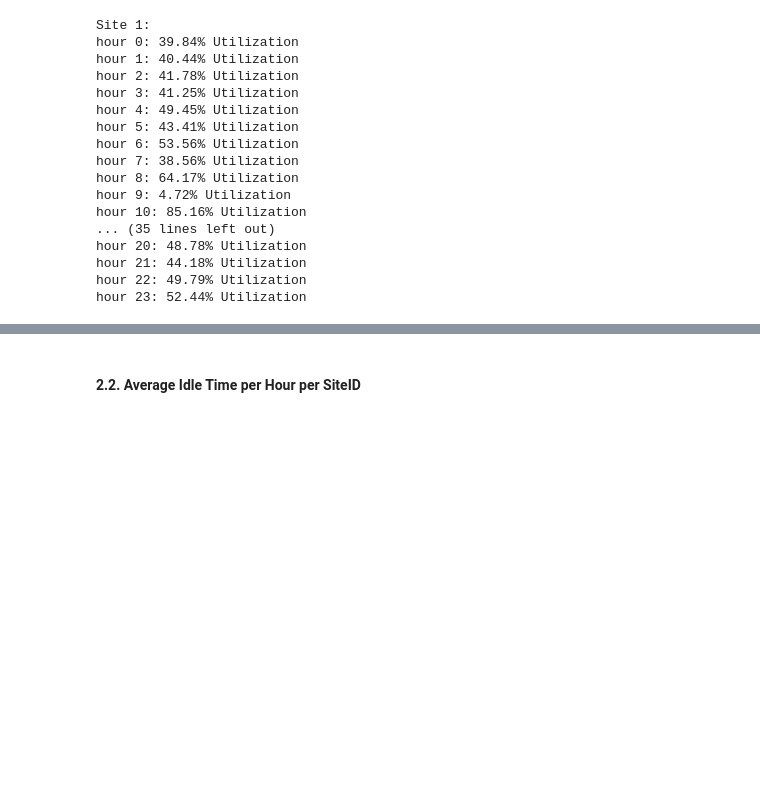
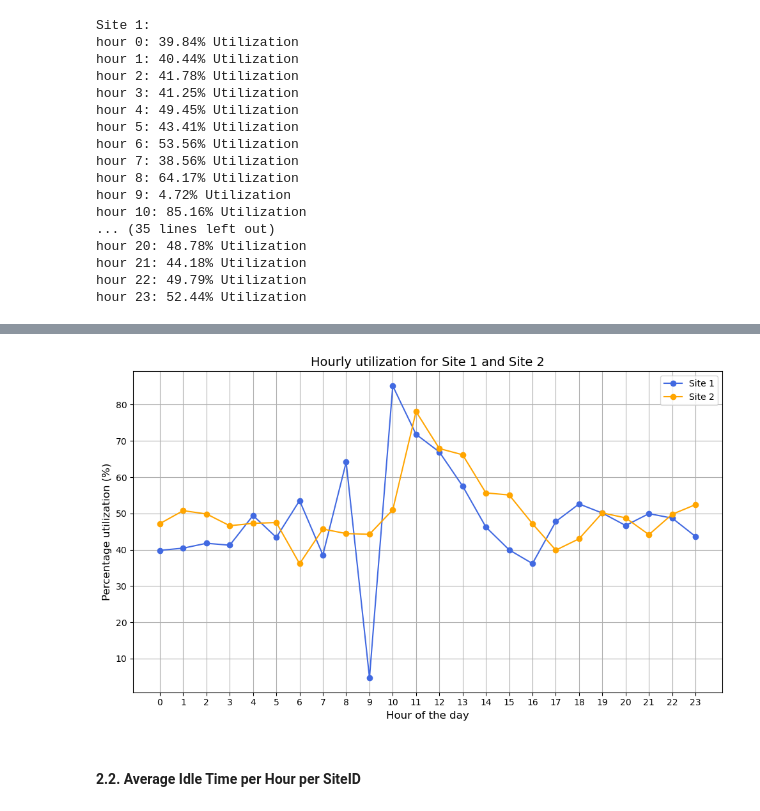
Before and after one commit to angfe/TheOptimizers, a Jupyter notebook: 02_Descriptive_Analytics.ipynb, the cells around one changed output, grey strips where cells are left out. Saved outputs shown, nothing was run; the diff lists cells and outputs as text; code cells hidden in the pictures; blank space fills up the shorter version.

```diff
--- a/02_Descriptive_Analytics.ipynb
+++ b/02_Descriptive_Analytics.ipynb
@@ -426,3 +428,35 @@ for site in site_ids:
+# %%
+# Visualize utilization time per hour for both sites in line chart
+
+fig, ax = plt.subplots(figsize=(10, 6))  # One axis for the plot
+
+# Draw the hourly utilization for Site 1 in royalblue (line chart)
+ax.plot(range(24), utilization_per_site[1], color='royalblue', marker='o', label='Site 1')
+
+# Draw the hourly utilization for Site 2 in orange (line chart), with markers
+ax.plot(range(24), utilization_per_site[2], color='orange', marker='o', label='Site 2')
+
+# Axis labelling and titles
+ax.set_xlabel('Hour of the day', fontsize=12)
+ax.set_ylabel('Percentage utilization (%)', fontsize=12)
+ax.set_title('Hourly utilization for Site 1 and Site 2', fontsize=14)
+
+# Set x-ticks for all hours (0 to 23)
+ax.set_xticks(range(24))
+
+# Add grid for better readability
+ax.grid(True)
+
+# Add a legend to label the sites
+ax.legend()
+
+# Adjust layout to avoid overlapping elements
+plt.tight_layout()
+
+# Display the plot
+plt.show()
+# %% [output]
+[figure, added]
 # %% [markdown]
 #### 2.2. Average Idle Time per Hour per SiteID
 # %%
```
Also changed, not shown: parts of 4 cells of this notebook.
